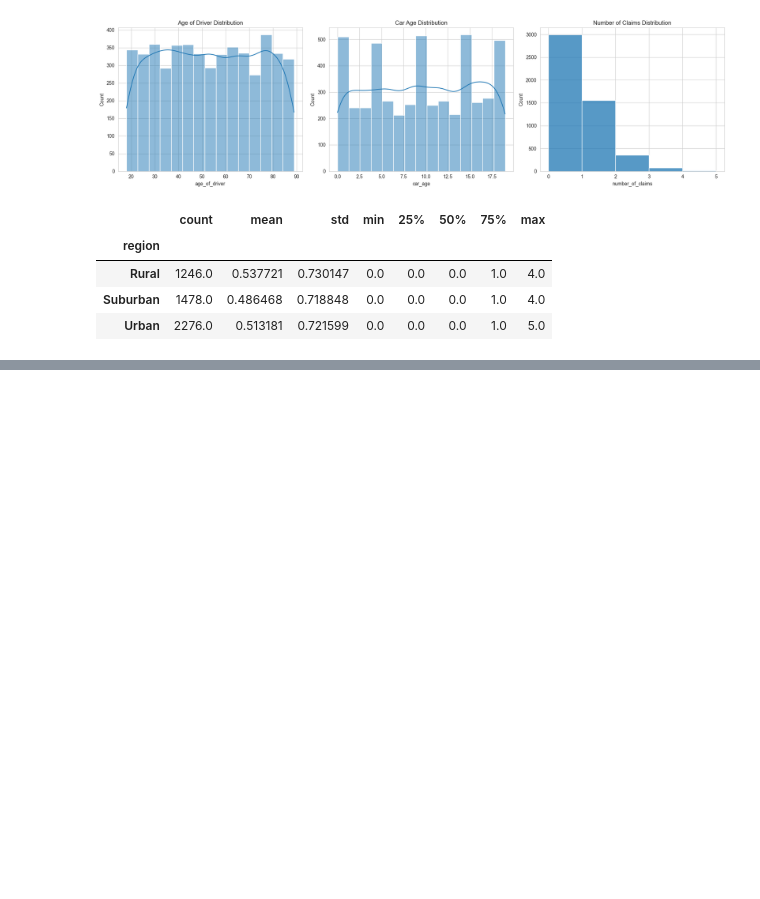
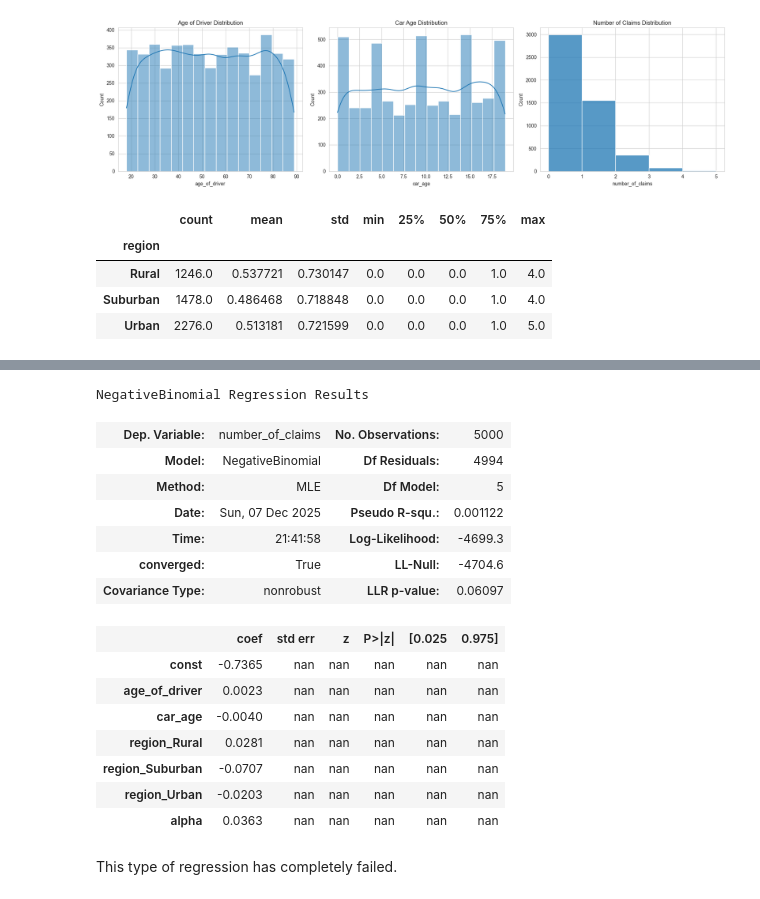
Before and after one commit to Ranu75/Data-Science-project, a Jupyter notebook: Insurance/car insurrance modeling.ipynb, the cells around one changed output, grey strips where cells are left out. Saved outputs shown, nothing was run; the diff lists cells and outputs as text; code cells hidden in the pictures; blank space fills up the shorter version.

Commit message:
car insurance modelling

```diff
--- a/Insurance/car insurrance modeling.ipynb
+++ b/Insurance/car insurrance modeling.ipynb
@@ -68,3 +70,23 @@ car_insurance.groupby("region")["number_of_claims"].describe()
 | Rural | 1246.0 | 0.537721 | 0.730147 | 0.0 | 0.0 | 0.0 | 1.0 | 4.0 |
 | Suburban | 1478.0 | 0.486468 | 0.718848 | 0.0 | 0.0 | 0.0 | 1.0 | 4.0 |
 | Urban | 2276.0 | 0.513181 | 0.721599 | 0.0 | 0.0 | 0.0 | 1.0 | 5.0 |
+# %%
+# Preprocessing
+
+## One-Hot Encoding : the target is to obtain 3 news boolean features instead of the feature "region"
+car_insurance_encoded = pd.get_dummies(car_insurance, ["region"])
+
+## Split dataframe into two sample
+X = car_insurance_encoded.drop("number_of_claims", axis=1)
+y = car_insurance_encoded["number_of_claims"]
+# %%
+# Modelling : Poisson regression
+
+## Add constant to features
+X_const = sm.add_constant(X)
+
+## Poisson regression
+poisson_glm = sm.GLM(y, X_const.astype(float), family= sm.families.Poisson()).fit()
+
+## Summary
+poisson_glm.summary()
@@ -70,0 +116,25 @@ car_insurance.groupby("region")["number_of_claims"].describe()
+# %%
+# Modelling : Negative Binomial
+negative_binomial = sm.NegativeBinomial(y, X_const.astype(float)).fit(disp=False)
+
+## Summary
+negative_binomial.summary()
+# %% [output]
+NegativeBinomial Regression Results
+| Dep. Variable: | number_of_claims | No. Observations: | 5000 |
+| Model: | NegativeBinomial | Df Residuals: | 4994 |
+| Method: | MLE | Df Model: | 5 |
+| Date: | Sun, 07 Dec 2025 | Pseudo R-squ.: | 0.001122 |
+| Time: | 21:41:58 | Log-Likelihood: | -4699.3 |
+| converged: | True | LL-Null: | -4704.6 |
+| Covariance Type: | nonrobust | LLR p-value: | 0.06097 |
+|  | coef | std err | z | P>|z| | [0.025 | 0.975] |
+| const | -0.7365 | nan | nan | nan | nan | nan |
+| age_of_driver | 0.0023 | nan | nan | nan | nan | nan |
+| car_age | -0.0040 | nan | nan | nan | nan | nan |
+| region_Rural | 0.0281 | nan | nan | nan | nan | nan |
+| region_Suburban | -0.0707 | nan | nan | nan | nan | nan |
+| region_Urban | -0.0203 | nan | nan | nan | nan | nan |
+| alpha | 0.0363 | nan | nan | nan | nan | nan |
+# %% [markdown]
+This type of regression has completely failed.
```
Also changed, not shown: parts of 3 cells of this notebook.
